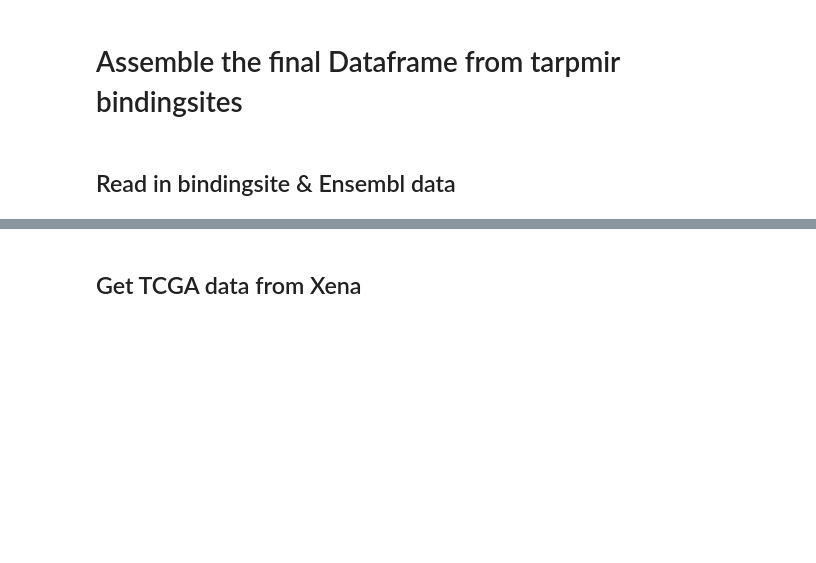
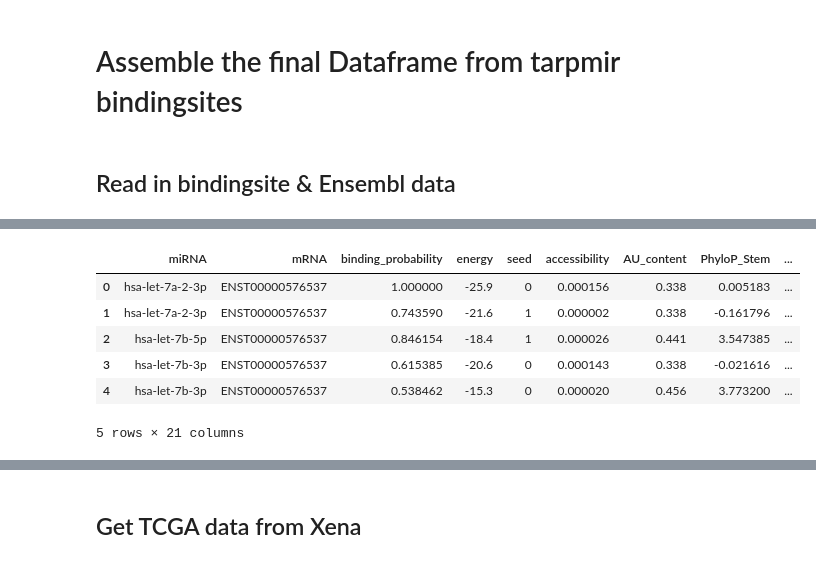
Before and after one commit to lenamariahackl/alt-splicing-mirna-reg, a Jupyter notebook: elastic_net.ipynb, the cells around one changed output, grey strips where cells are left out. Drawn from its saved outputs; the diff is of its cells as text; code cells hidden in the pictures; blank space fills up the shorter version.

```diff
--- a/elastic_net.ipynb
+++ b/elastic_net.ipynb
@@ -79 +88,32 @@ bs.head() #cython 2.9 2.6 2.8  # normal 2.8 2.8 2.9 ???
 5 rows × 21 columns
+# %%
+%%cython
+def pos_to_chrom_new(start, end, tid, ids, exon_starts, exon_ends, chrom_exon_starts):
+    for j, eid in enumerate(ids[tid]):
+        ids_exist = tid in exon_starts and eid in exon_starts[tid] and tid in exon_ends and eid in exon_ends[tid]
+        both_in_exon = (start >= exon_starts[tid][eid]) and (start <= exon_ends[tid][eid]) and (end >= exon_starts[tid][eid]) and (end <= exon_ends[tid][eid])
+        if ids_exist and both_in_exon:
+            chrom_start_pos = chrom_exon_starts[tid][eid] + (start - exon_starts[tid][eid])
+            chrom_end_pos = chrom_exon_starts[tid][eid] + (end - exon_starts[tid][eid])
+            return (eid, chrom_start_pos, chrom_end_pos)
+   # if not both_in_exon:
+    #    print('Error: The bindingsite spans more than 1 exon with bs length',end-start+1)
+    #if not ids_exist:
+     #   print('Error: Either',tid,'or',eid,'not in exon_starts or exon_ends')
+    return (2,2,2)#None, None, None)
+# %%
+#middle
+bs['exon_id'] = np.nan
+bs['chrom_bs_start'] = np.nan
+bs['chrom_bs_end'] = np.nan
+bs[['exon_id','chrom_bs_start','chrom_bs_end']] = bs.apply(lambda row: pos_to_chrom_new(row.bs_start, row.bs_end, row.mRNA, ids, exon_starts, exon_ends, chrom_exon_starts), axis=1, result_type='expand')
+#bs['bs_id'] = bs.index
+bs.head() #6.77s, 6.79, 7.32 | 18.7s
+# %% [output]
+|  | miRNA | mRNA | binding_probability | energy | seed | accessibility | AU_content | PhyloP_Stem | ... |
+| 0 | hsa-let-7a-2-3p | ENST00000576537 | 1.000000 | -25.9 | 0 | 0.000156 | 0.338 | 0.005183 | ... |
+| 1 | hsa-let-7a-2-3p | ENST00000576537 | 0.743590 | -21.6 | 1 | 0.000002 | 0.338 | -0.161796 | ... |
+| 2 | hsa-let-7b-5p | ENST00000576537 | 0.846154 | -18.4 | 1 | 0.000026 | 0.441 | 3.547385 | ... |
+| 3 | hsa-let-7b-3p | ENST00000576537 | 0.615385 | -20.6 | 0 | 0.000143 | 0.338 | -0.021616 | ... |
+| 4 | hsa-let-7b-3p | ENST00000576537 | 0.538462 | -15.3 | 0 | 0.000020 | 0.456 | 3.773200 | ... |
+5 rows × 21 columns
```
Also changed, not shown: parts of 13 cells of this notebook.
